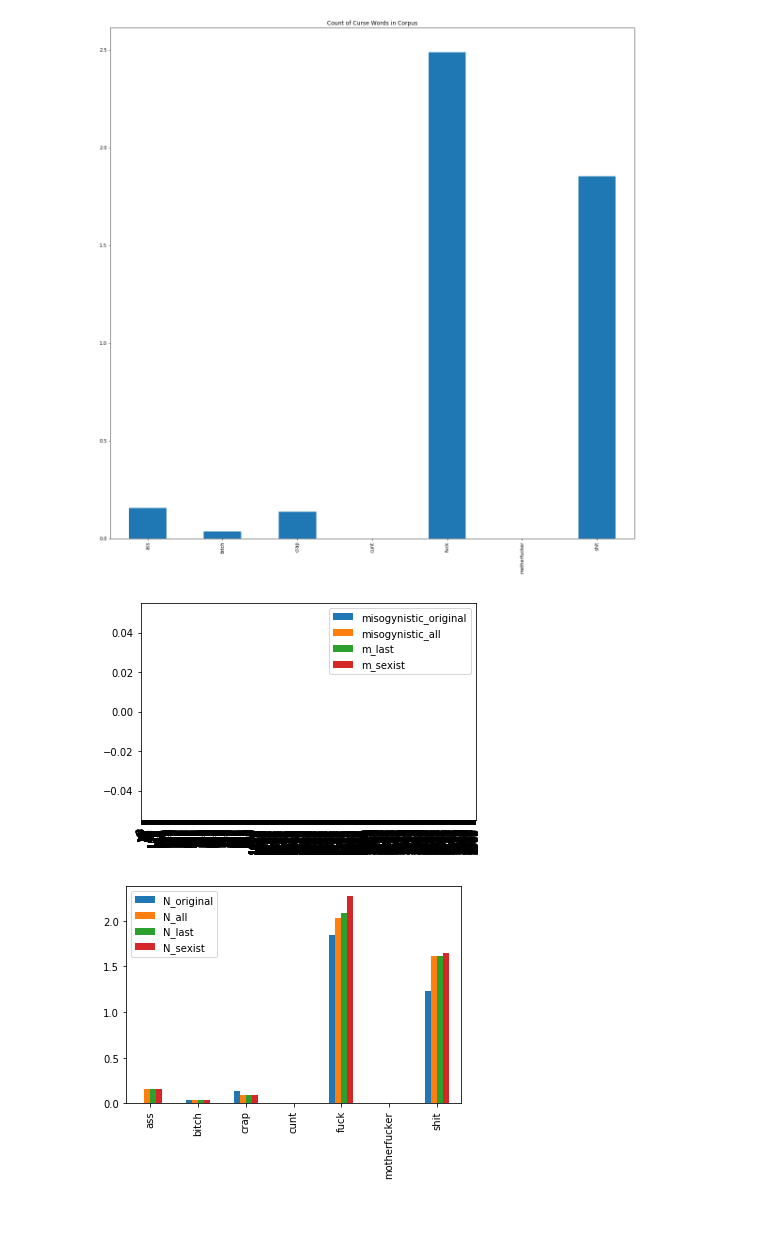
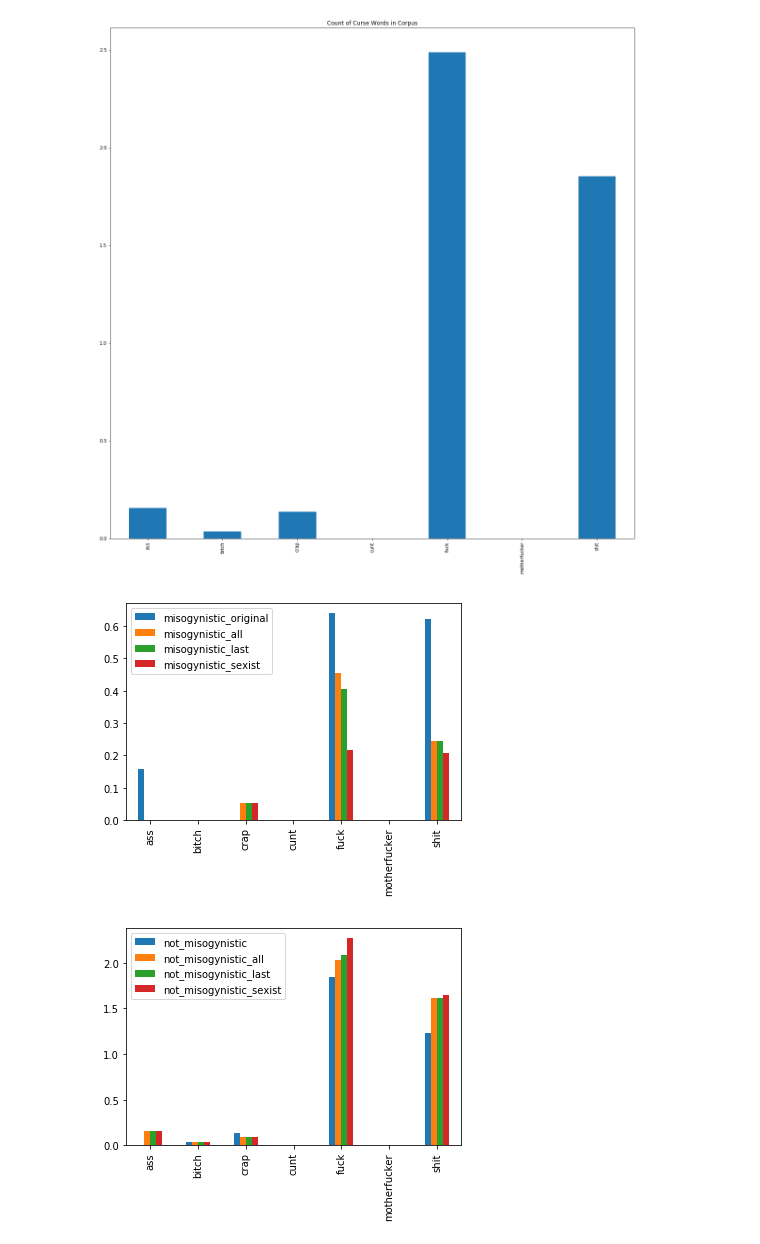
Before and after one commit to opt-out-tools/find-out, a Jupyter notebook: notebooks/hatespeech/transferlearning_hatespeech.ipynb, the cells around one changed output. Drawn from its saved outputs; the diff is of its cells as text; code cells hidden in the pictures; blank space fills up the shorter version.

Commit message:
Refactored plotting functions

```diff
--- a/notebooks/hatespeech/transferlearning_hatespeech.ipynb
+++ b/notebooks/hatespeech/transferlearning_hatespeech.ipynb
@@ -51,9 +51,9 @@ def returns_predictions(path_to_model, differences = False):
     else:
         return df.loc[df.loc[:, "label"] != df.loc[:, "prediction"]]
 
-def return_misogynistic_or_not(df, misogynstic = True):
+def return_misogynistic_or_not(df, misogynistic = True):
     """Returns the predicted or not predicted misogynistic data."""
-    if misogynstic == True:
+    if misogynistic == True:
         return df.loc[df.loc[:, "prediction"] == 1]
     else:
         return df.loc[df.loc[:, "prediction"] == 0]
@@ -77,22 +77,22 @@ ax.set_title('Count of Curse Words in Corpus', fontsize=12)
 plt.savefig("curse_words_total_corpus.png")
 plt.show()
 
-def count_number_of_cursewords(df, dataset_title, misogynistic = True):
+def count_number_of_curse_words(df, dataset_title, misogynistic = True):
     if misogynistic == True:
         count = pd.DataFrame(list(return_misogynistic_or_not(df)['curse_words'])).T.sum(axis=1)
     else:
-        count = pd.DataFrame(list(return_misogynistic_or_not(df, misogynstic=False)['curse_words'])).T.sum(axis=1)
+        count = pd.DataFrame(list(return_misogynistic_or_not(df, misogynistic=False)['curse_words'])).T.sum(axis=1)
     return pd.DataFrame({dataset_title: count}, index = count.index)
 
-misogynistic_original = count_number_of_cursewords(df_original, "misogynistic_original")
-misogynistic_all = count_number_of_cursewords(df_all, "misogynistic_all")
-misogynistic_last = count_number_of_cursewords(df_last, "misogynistic_last")
-misogynistic_sexist = count_number_of_cursewords(df_sexist, "misogynistic_sexist")
+misogynistic_original = count_number_of_curse_words(df_original, "misogynistic_original")
+misogynistic_all = count_number_of_curse_words(df_all, "misogynistic_all")
+misogynistic_last = count_number_of_curse_words(df_last, "misogynistic_last")
+misogynistic_sexist = count_number_of_curse_words(df_sexist, "misogynistic_sexist")
 
-not_misogynistic_original = count_number_of_cursewords(df_original, "not_misogynistic", misogynistic=False)
-not_misogynistic_all = count_number_of_cursewords(df_all, "not_misogynistic_all", misogynistic=False)
-not_misogynistic_last = count_number_of_cursewords(df_last, "not_misogynistic_last", misogynistic=False)
-not_misogynistic_sexist = count_number_of_cursewords(df_sexist, "not_misogynistic_sexist", misogynistic=False)
+not_misogynistic_original = count_number_of_curse_words(df_original, "not_misogynistic", misogynistic=False)
+not_misogynistic_all = count_number_of_curse_words(df_all, "not_misogynistic_all", misogynistic=False)
+not_misogynistic_last = count_number_of_curse_words(df_last, "not_misogynistic_last", misogynistic=False)
+not_misogynistic_sexist = count_number_of_curse_words(df_sexist, "not_misogynistic_sexist", misogynistic=False)
 
 pd.concat([misogynistic_original, misogynistic_all, misogynistic_last, misogynistic_sexist], axis =1).plot.bar()
 plt.savefig("misogynistic_cursewords_models_corpus.png")
@@ -113,59 +113,62 @@ ax.set_title('Wordcloud of Total Corpus', fontsize=12)
 plt.savefig("total_corpus.png")
 
 # Misogynistic and not
+
 fig, ax = plt.subplots(2, 4, sharey=True, figsize=(20,20))
-for i in range(0,2):
-    for j in range(0, 4):
-        ax[i, j].xaxis.set_visible(False)
-        ax[i, j].yaxis.set_visible(False)
+fig.suptitle("Wordclouds of Misogynistic and Non-Misogynisitic Words in Corpus using Different Models")
 
-fig.suptitle("Wordclouds of Misogynistic and Non-Misogynisitic Words in Corpus using Different Models")
-ax[0, 0].imshow(draw_wordcloud(return_misogynistic_or_not(df_original)['text']))
-ax[0, 0].set_title("Original dataturks dataset model")
-ax[0, 1].imshow(draw_wordcloud(return_misogynistic_or_not(df_all)['text']))
-ax[0, 1].set_title("ALL layers re-tuned model")
-ax[0, 2].imshow(draw_wordcloud(return_misogynistic_or_not(df_last)['text']))
-ax[0, 2].set_title("Last layer re-tuned model")
-ax[0, 3].imshow(draw_wordcloud(return_misogynistic_or_not(df_sexist)['text']))
-ax[0, 3].set_title("Trained from scratch")
+titles = ["Original dataturks dataset model", "ALL layers re-tuned model", "Last layer re-tuned model", "Trained from scratch"]
+dfs= [df_original, df_all, df_last, df_sexist]
 
-ax[1, 0].imshow(draw_wordcloud(return_misogynistic_or_not(df_original, misogynstic=False)['text']))
-ax[1, 0].set_title("Original dataturks dataset model")
-ax[1, 1].imshow(draw_wordcloud(return_misogynistic_or_not(df_all, misogynstic=False)['text']))
-ax[1, 1].set_title("ALL layers re-tuned model")
-ax[1, 2].imshow(draw_wordcloud(return_misogynistic_or_not(df_last, misogynstic=False)['text']))
-ax[1, 2].set_title("Last layer re-tuned model")
-ax[1, 3].imshow(draw_wordcloud(return_misogynistic_or_not(df_sexist, misogynstic=False)['text']))
-ax[1, 3].set_title("Trained from scratch")
+def plot_wordclouds(data, row, column, title, misogynistic = True):
+    if misogynistic == True:
+        ax[row, column].imshow(draw_wordcloud(return_misogynistic_or_not(data)['text']))
+        ax[row, column].set_title(title)
+        ax[row, column].xaxis.set_visible(False)
+        ax[row, column].yaxis.set_visible(False)
+        return ax
+    else:
+        ax[row, column].imshow(draw_wordcloud(return_misogynistic_or_not(data, misogynistic=False)['text']))
+        ax[row, column].set_title(title)
+        ax[row, column].xaxis.set_visible(False)
+        ax[row, column].yaxis.set_visible(False)
+        return ax
+
+for row in range(0,2):
+    for column in range (0,4):
+        if row == 0:
+            plot_wordclouds(dfs[column], row, column, titles[column])
+        else:
+            plot_wordclouds(dfs[column], row, column, titles[column], misogynistic=False)
 
 plt.savefig("labelled_text.png")
 
 # Error Analysis
 incorrect_df_original = returns_predictions(path_to_original_model, differences=True)
 incorrect_df_all = returns_predictions(path_to_fine_tuned_model, differences=True)
 incorrect_df_last = returns_predictions(path_to_fine_tuned_model_last, differences=True)
 incorrect_df_sexist = returns_predictions(path_to_sexist_model, differences=True)
 
 fig, ax = plt.subplots(1, 4, sharey=True, figsize=(20,20))
 fig.suptitle("Wordclouds Words in Incorrectly Labeled Text")
 for i in range(0,4):
     ax[i].xaxis.set_visible(False)
     ax[i].yaxis.set_visible(False)
 ax[0].imshow(draw_wordcloud(incorrect_df_original['text']))
 ax[1].imshow(draw_wordcloud(incorrect_df_all['text']))
 ax[2].imshow(draw_wordcloud(incorrect_df_last['text']))
 ax[3].imshow(draw_wordcloud(incorrect_df_sexist['text']))
 plt.plot()
 plt.savefig("words_in_incorretly_labelled_text.png")
 plt.show()
 # %% [output]
 Words in index: 22101
 
  Evaluation of model with ALL layers fine-tuned:
 
  Evaluation of model with LAST layer fine-tuned:
 
  Evaluation of model trained from scratch:
 [figure]
-[figure, old version]
+[figure, new version]
-[figure, old version]
+[figure, new version]
```
Also changed, not shown: parts of 1 cell of this notebook.
